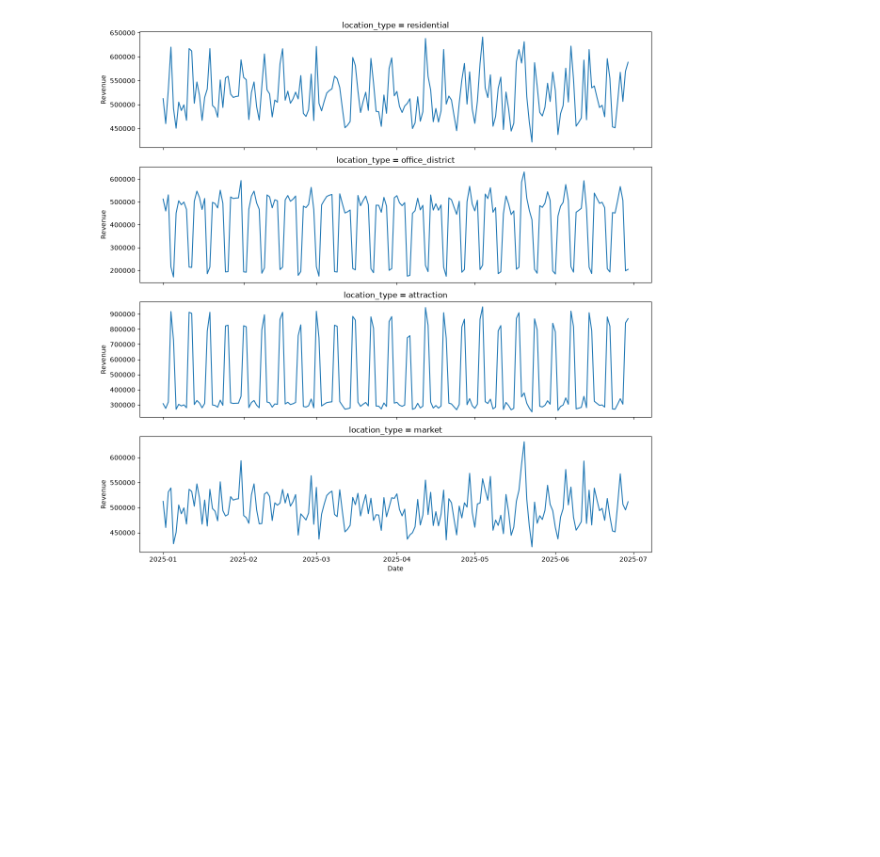
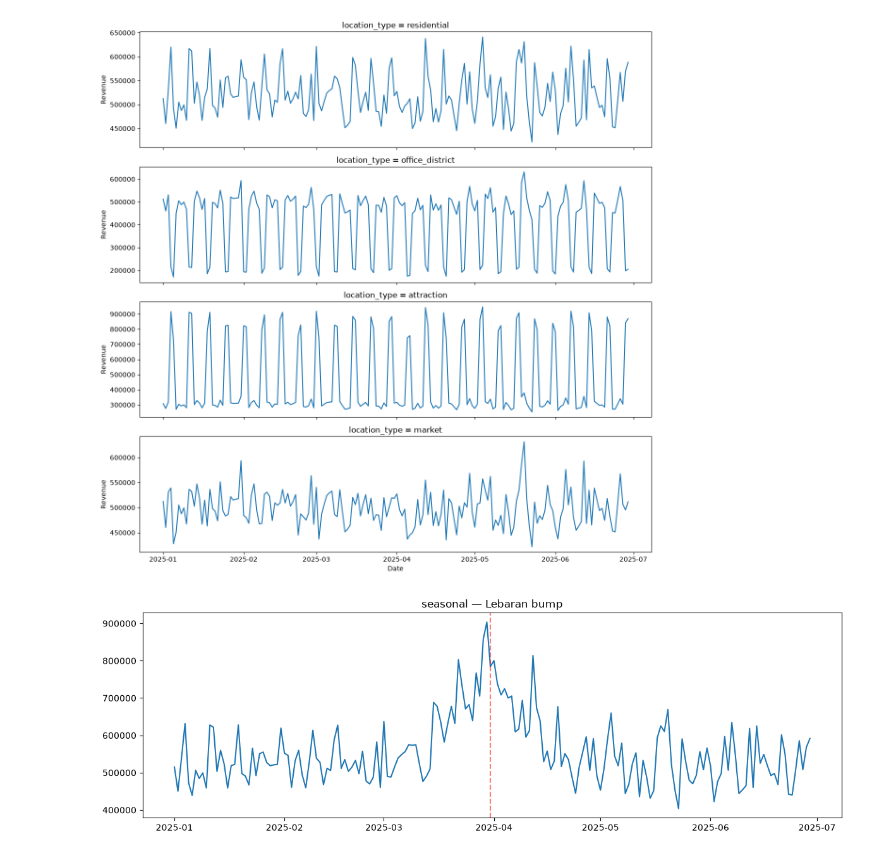
Before and after one commit to regensa18/qris_synthetic_data_generation, a Jupyter notebook: exploration_new.ipynb, the cells around one changed output. Drawn from its saved outputs; the diff is of its cells as text; code cells hidden in the pictures; blank space fills up the shorter version.

```diff
--- a/exploration_new.ipynb
+++ b/exploration_new.ipynb
@@ -167,3 +164,15 @@ plt.tight_layout()
 plt.show()
 # %% [output]
 [figure]
+# %%
+result = generate_merchant(seed=42, **ARCHETYPE_CONFIGS["seasonal"])
+df = result["data"]
+
+fig, ax = plt.subplots(figsize=(12, 4))
+ax.plot(df["date"], df["revenue"])
+ax.axvline(pd.to_datetime(result["params"]["seasonal_peak_date"]), color="red", linestyle="--", alpha=0.5)
+ax.set_title("seasonal — Lebaran bump")
+plt.tight_layout()
+plt.show()
+# %% [output]
+[figure, added]
```
Also changed, not shown: parts of 1 cell of this notebook, 3 other files.
